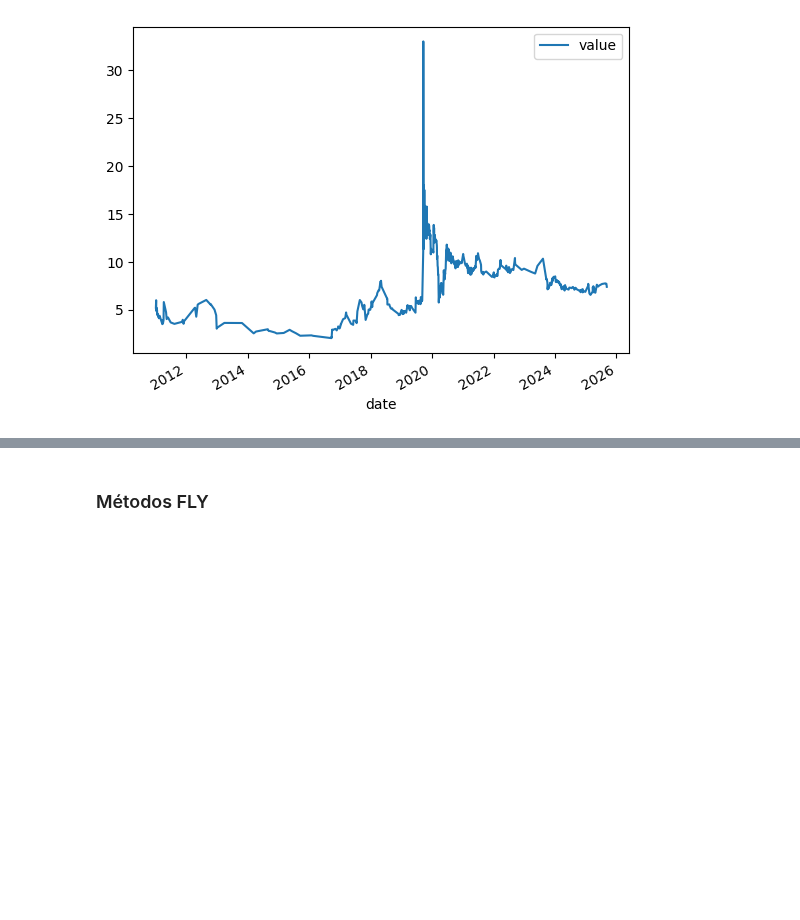
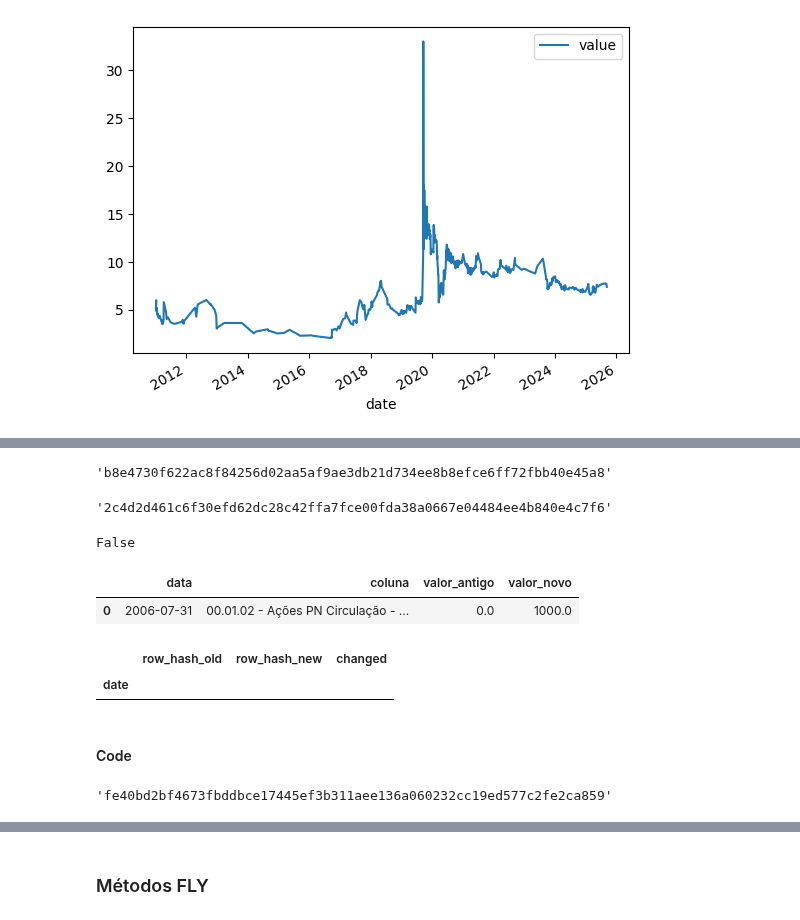
Before and after one commit to faustostangler/FLY, a Jupyter notebook: playgroung.ipynb, the cells around one changed output, grey strips where cells are left out. Cells and saved outputs as stored; diff of their text form; code cells hidden in the pictures; blank space fills up the shorter version.

Commit message:
hash primitivo playgound

```diff
--- a/playgroung.ipynb
+++ b/playgroung.ipynb
@@ -952,0 +1029,74 @@ df[mask][cols].drop_duplicates().plot()
+# %%
+base = s.sort_index().copy()
+base['date'] = base.index.map(lambda x: x.isoformat())
+base['row_hash'] = base[sorted(base.columns.tolist())].astype(str).agg('|'.join, axis=1).apply(lambda x: hashlib.sha256(x.encode("utf-8")).hexdigest())
+base = base.drop(columns=['date'])
+hash_s = hashlib.sha256("".join(base.sort_index(ascending=True)["row_hash"]).encode("utf-8")).hexdigest()
+hash_s
+# %% [output]
+'b8e4730f622ac8f84256d02aa5af9ae3db21d734ee8b8efce6ff72fbb40e45a8'
+# %%
+snapshot_antigo = base[["row_hash"]].copy()
+s1 = s.sort_index().copy()
+s1.loc['2006-07-31 00:00:00', '00.01.02 - Ações PN Circulação - Dados da Empresa - Composição do Capital'] = 1000
+s1['date'] = s1.index.map(lambda x: x.isoformat())
+s1['row_hash'] = s1[sorted(s1.columns.tolist())].astype(str).agg('|'.join, axis=1).apply(lambda x: hashlib.sha256(x.encode("utf-8")).hexdigest())
+s1 = s1.drop(columns=['date'])
+hash_s1 = hashlib.sha256("".join(s1.sort_index(ascending=True)["row_hash"]).encode("utf-8")).hexdigest()
+hash_s1
+# %% [output]
+'2c4d2d461c6f30efd62dc28c42ffa7fce00fda38a0667e04484ee4b840e4c7f6'
+# %%
+hash_s == hash_s1
+# %% [output]
+False
+# %%
+# 1. Juntar apenas os row_hash para detectar mudanças
+hash_diff = base[["row_hash"]].join(
+    s1[["row_hash"]],
+    lsuffix='_original', rsuffix='_new',
+    how='outer'
+)
+
+# 2. Identificar índices onde o hash mudou
+hash_diff['changed'] = hash_diff['row_hash_original'] != hash_diff['row_hash_new']
+indices_alterados = hash_diff[hash_diff['changed']].index
+
+
+base_alt = base.loc[indices_alterados]
+s1_alt = s1.loc[indices_alterados]
+
+cols_para_comparar = [col for col in base.columns if col != 'row_hash']
+
+diff_detalhado = []
+
+for idx in indices_alterados:
+    linha_antiga = base_alt.loc[idx, cols_para_comparar]
+    linha_nova = s1_alt.loc[idx, cols_para_comparar]
+
+    # Comparar cada coluna
+    colunas_que_mudaram = linha_antiga[linha_antiga != linha_nova].index.tolist()
+
+    for col in colunas_que_mudaram:
+        diff_detalhado.append({
+            'data': idx,
+            'coluna': col,
+            'valor_antigo': linha_antiga[col],
+            'valor_novo': linha_nova[col]
+        })
+
+# Criar DataFrame do diff
+df_diff = pd.DataFrame(diff_detalhado)
+
+df_diff
+# %% [output]
+|  | data | coluna | valor_antigo | valor_novo |
+| 0 | 2006-07-31 | 00.01.02 - Ações PN Circulação - ... | 0.0 | 1000.0 |
+# %%
+mask = diff['changed'] == True
+diff[mask]
+# %% [output]
+|  | row_hash_old | row_hash_new | changed |
+| date |  |  |  |
+# %% [markdown]
+#### Code
@@ -952,0 +1111,4 @@ df[mask][cols].drop_duplicates().plot()
+# %%
+hash_dataframe(statements)
+# %% [output]
+'fe40bd2bf4673fbddbce17445ef3b311aee136a060232cc19ed577c2fe2ca859'
```
Also changed, not shown: parts of 12 cells of this notebook, 2 other files.
